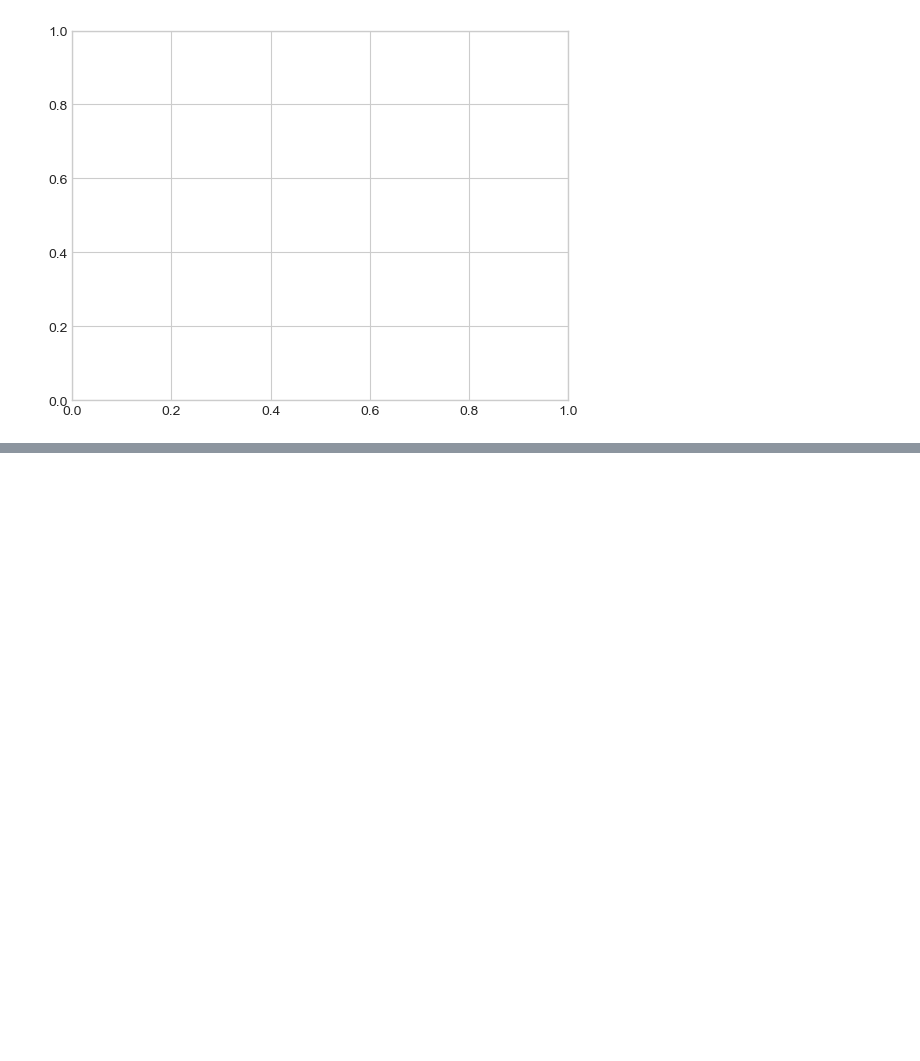
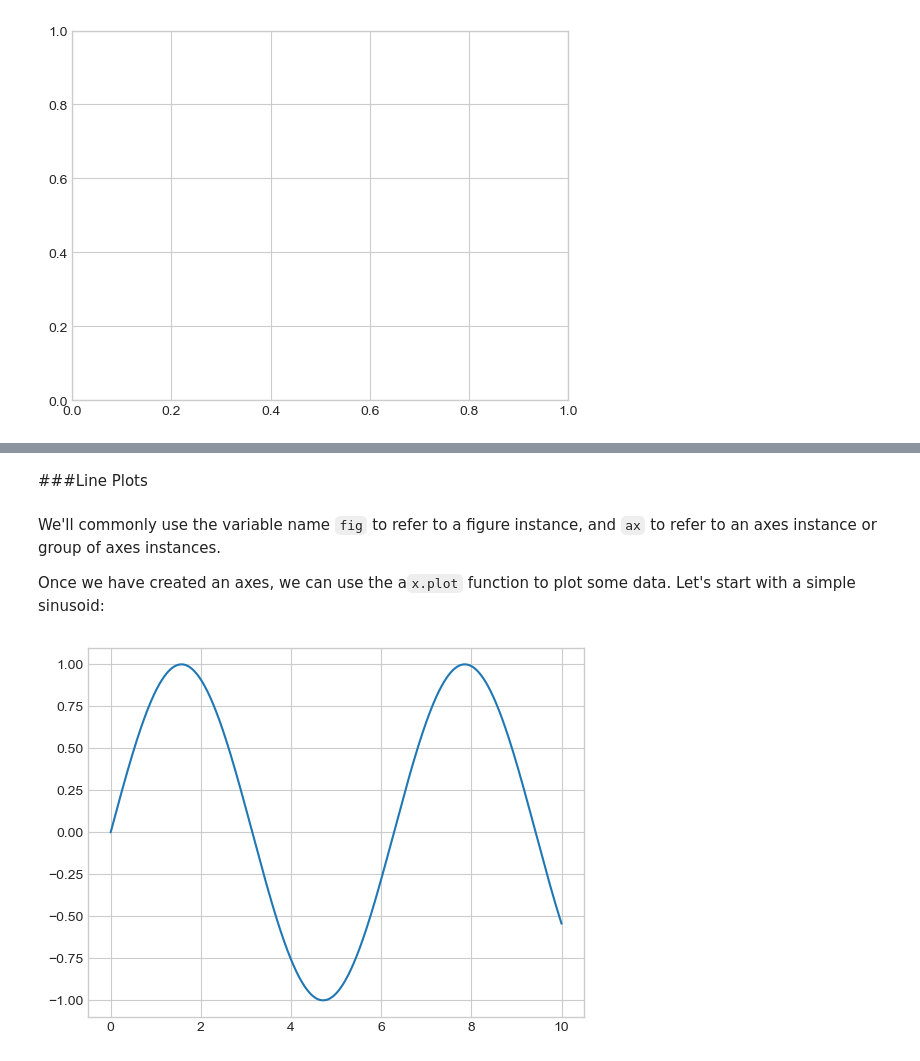
Before and after one commit to kajanan1212/data-visualization, a Jupyter notebook: py-data-visualization/notebooks/matplotlib-and-seaborn.ipynb, the cells around one changed output, grey strips where cells are left out. Drawn from its saved outputs; the diff is of its cells as text; code cells hidden in the pictures; blank space fills up the shorter version.

```diff
--- a/py-data-visualization/notebooks/matplotlib-and-seaborn.ipynb
+++ b/py-data-visualization/notebooks/matplotlib-and-seaborn.ipynb
@@ -10,0 +50,15 @@ axes = plt.axes()
+# %% [markdown]
+###Line Plots
+# %% [markdown]
+We'll commonly use the variable name `fig` to refer to a figure instance, and `ax` to refer to an axes instance or group of axes instances.
+
+Once we have created an axes, we can use the a`x.plot` function to plot some data. Let's start with a simple sinusoid:
+# %%
+fig = plt.figure()
+ax = plt.axes()
+
+x = np.linspace(0, 10, 1000)
+ax.plot(x, np.sin(x));
+plt.savefig("line.png", dpi=100)
+# %% [output]
+[figure, added]
```
Also changed, not shown: parts of 84 cells of this notebook.
